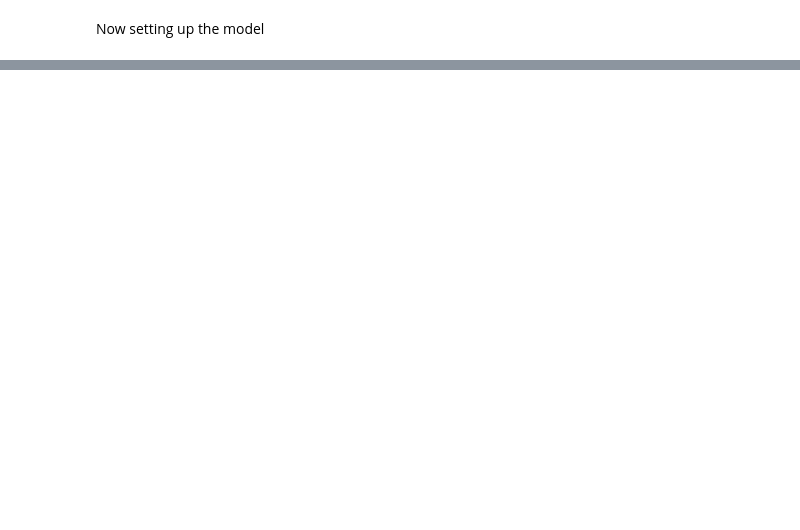
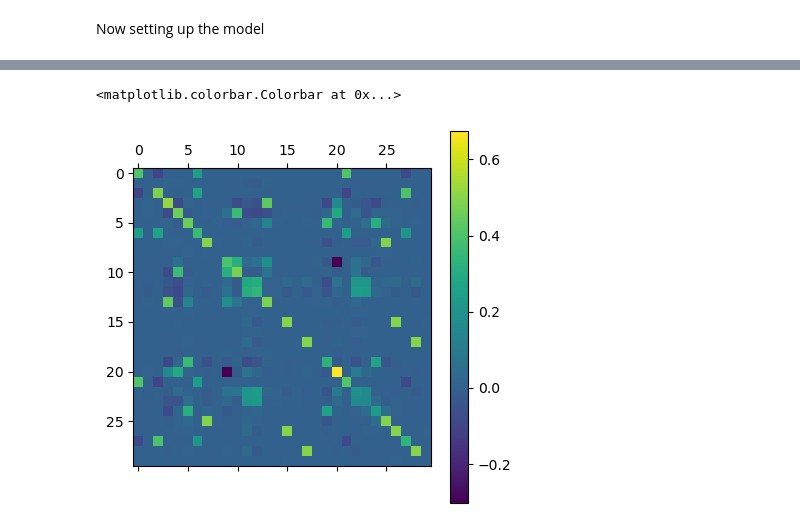
Before and after one commit to ltronneb/pimogp, a Jupyter notebook: notebooks/kernel_comparisons.ipynb, the cells around one changed output, grey strips where cells are left out. Cells and saved outputs as stored; diff of their text form; code cells hidden in the pictures; blank space fills up the shorter version.

```diff
--- a/notebooks/kernel_comparisons.ipynb
+++ b/notebooks/kernel_comparisons.ipynb
@@ -913,7 +915,6 @@ mutations = mutations.pivot(index="SAMPLE",columns="GENE",values="CLASSIFICATION
 # Gene expression
 gex = pd.read_csv("/Users/leiv/Documents/PhD/Data/ONeil_formatted_Jeon/dcpipe-master 2/Data/featureFolder/gex/Merck_expression_matrix.csv")
 gex = gex.sort_values(["CELLLINE"])
-gex.update(gex.drop(columns=["CELLLINE"]).apply(zscore))
 
 # Find common cell lines
 common = list(set(gex.CELLLINE.unique()).intersection(set(mutations.index.values)))
@@ -1073,0 +1064,6 @@ NanError: cholesky_cpu: 16000 of 16000 elements of the torch.Size([10, 40, 40])
+# %%
+plt.matshow(model.variational_strategy.lmc_coefficients.t().matmul(model.variational_strategy.lmc_coefficients).detach())
+plt.colorbar()
+# %% [output]
+<matplotlib.colorbar.Colorbar at 0x...>
+[figure, added]
```
Also changed, not shown: parts of 26 cells of this notebook.
